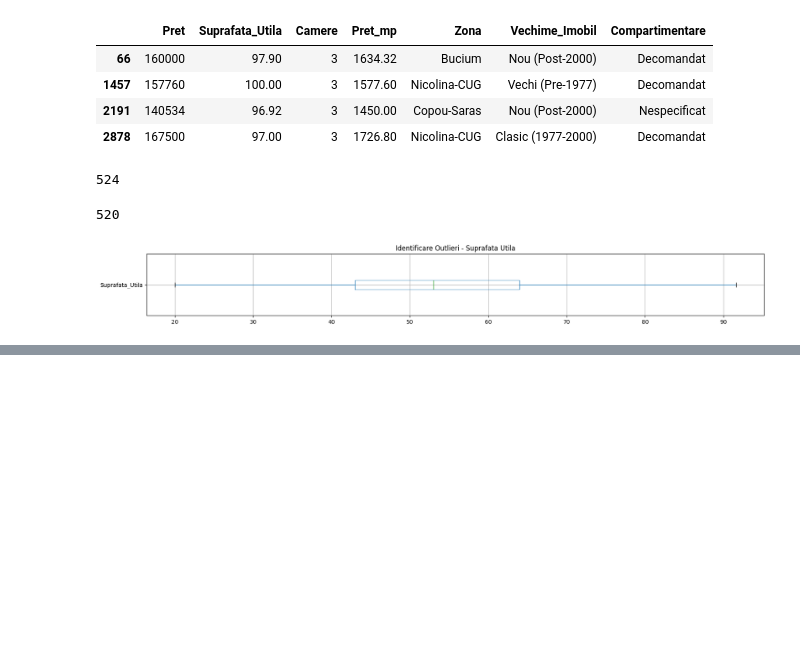
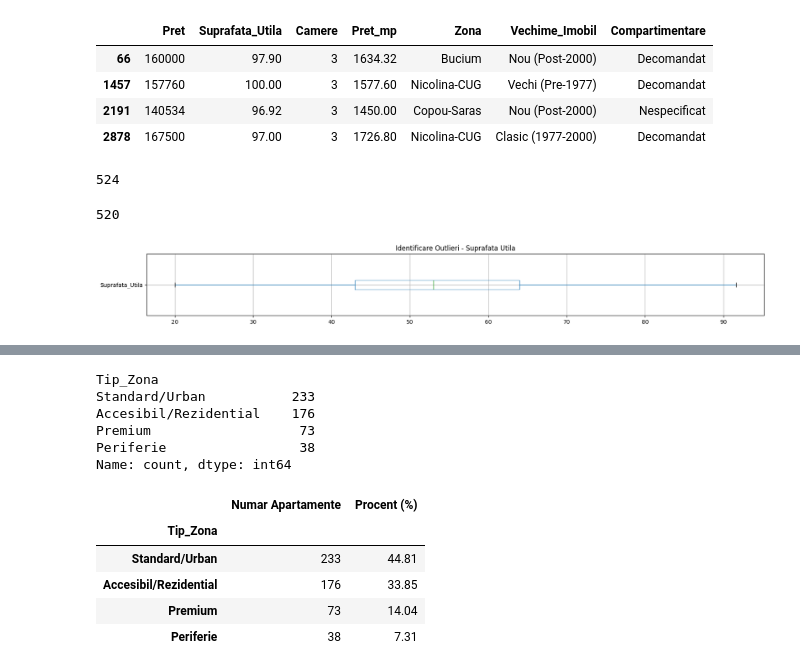
Before and after one commit to BejenaruIoanMatei/iasi-housing-market-analysis, a Jupyter notebook: notebooks/2_data_cleaning_etl.ipynb, the cells around one changed output, grey strips where cells are left out. Saved outputs shown, nothing was run; the diff lists cells and outputs as text; code cells hidden in the pictures; blank space fills up the shorter version.

```diff
--- a/notebooks/2_data_cleaning_etl.ipynb
+++ b/notebooks/2_data_cleaning_etl.ipynb
@@ -1257,0 +1320,27 @@ df.to_csv("../data/processed/clean_data.csv")
+# %%
+df['Tip_Zona'].value_counts()
+# %% [output]
+Tip_Zona
+Standard/Urban           233
+Accesibil/Rezidential    176
+Premium                   73
+Periferie                 38
+Name: count, dtype: int64
+# %%
+absoluta = df['Tip_Zona'].value_counts()
+
+procentuala = df['Tip_Zona'].value_counts(normalize=True) * 100
+
+distributie = pd.DataFrame({
+    'Numar Apartamente': absoluta,
+    'Procent (%)': procentuala.round(2)
+})
+
+distributie
+# %% [output]
+|  | Numar Apartamente | Procent (%) |
+| Tip_Zona |  |  |
+| Standard/Urban | 233 | 44.81 |
+| Accesibil/Rezidential | 176 | 33.85 |
+| Premium | 73 | 14.04 |
+| Periferie | 38 | 7.31 |
```
Also changed, not shown: parts of 11 cells of this notebook.
